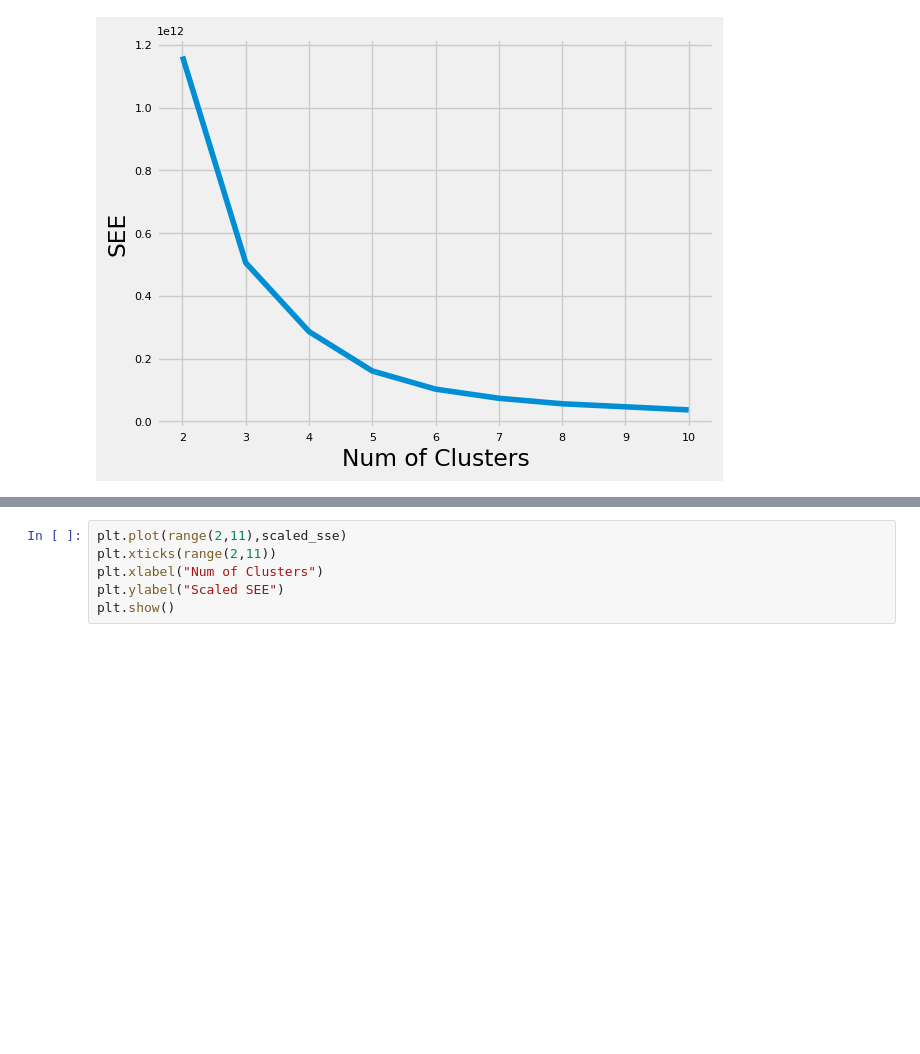
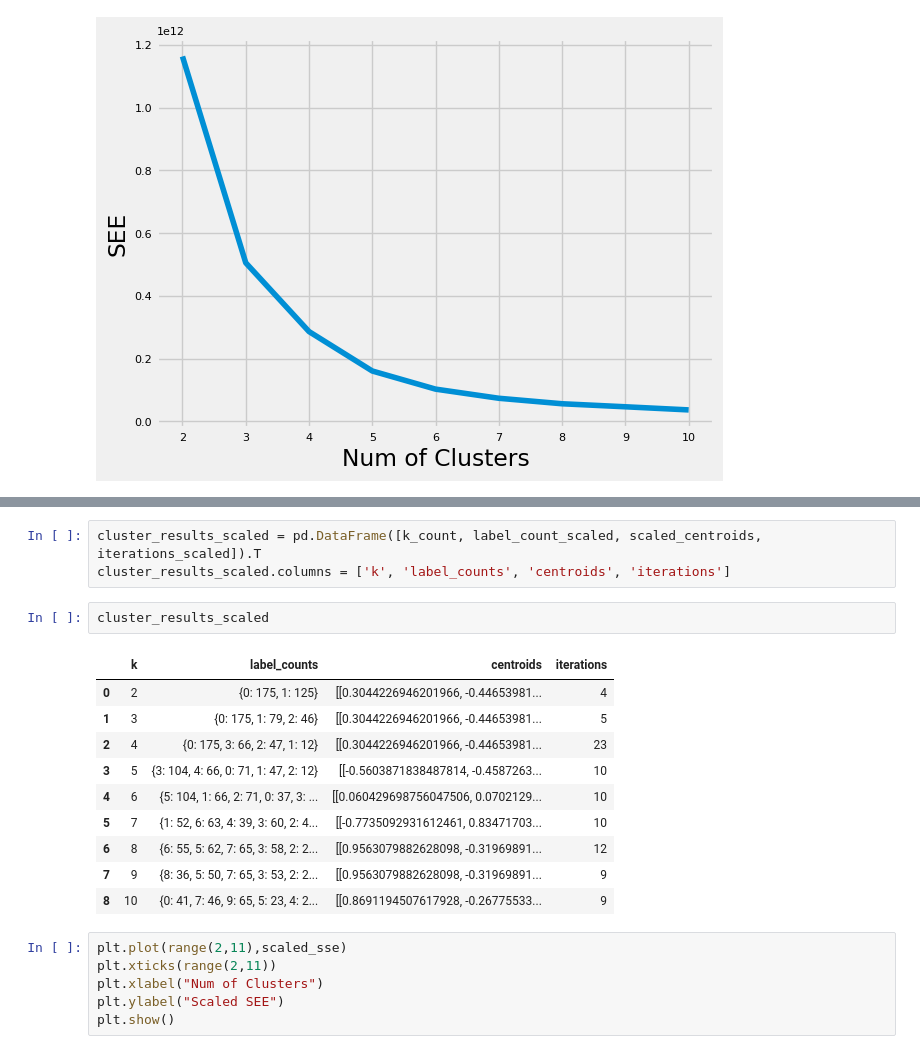
Before and after one commit to Takosaga/spring_24, a Jupyter notebook: data_mining/lab2/lab2.ipynb, the cells around one changed output, grey strips where cells are left out. Cells and saved outputs as stored; diff of their text form; blank space fills up the shorter version.

```diff
--- a/data_mining/lab2/lab2.ipynb
+++ b/data_mining/lab2/lab2.ipynb
@@ -317,3 +352,19 @@ plt.show()
+# %%
+cluster_results_scaled = pd.DataFrame([k_count, label_count_scaled, scaled_centroids, iterations_scaled]).T
+cluster_results_scaled.columns = ['k', 'label_counts', 'centroids', 'iterations']
+# %%
+cluster_results_scaled
+# %% [output]
+|  | k | label_counts | centroids | iterations |
+| 0 | 2 | {0: 175, 1: 125} | [[0.3044226946201966, -0.44653981... | 4 |
+| 1 | 3 | {0: 175, 1: 79, 2: 46} | [[0.3044226946201966, -0.44653981... | 5 |
+| 2 | 4 | {0: 175, 3: 66, 2: 47, 1: 12} | [[0.3044226946201966, -0.44653981... | 23 |
+| 3 | 5 | {3: 104, 4: 66, 0: 71, 1: 47, 2: 12} | [[-0.5603871838487814, -0.4587263... | 10 |
+| 4 | 6 | {5: 104, 1: 66, 2: 71, 0: 37, 3: ... | [[0.060429698756047506, 0.0702129... | 10 |
+| 5 | 7 | {1: 52, 6: 63, 4: 39, 3: 60, 2: 4... | [[-0.7735092931612461, 0.83471703... | 10 |
+| 6 | 8 | {6: 55, 5: 62, 7: 65, 3: 58, 2: 2... | [[0.9563079882628098, -0.31969891... | 12 |
+| 7 | 9 | {8: 36, 5: 50, 7: 65, 3: 53, 2: 2... | [[0.9563079882628098, -0.31969891... | 9 |
+| 8 | 10 | {0: 41, 7: 46, 9: 65, 5: 23, 4: 2... | [[0.8691194507617928, -0.26775533... | 9 |
 # %%
 plt.plot(range(2,11),scaled_sse)
 plt.xticks(range(2,11))
```
Also changed, not shown: parts of 20 cells of this notebook.
